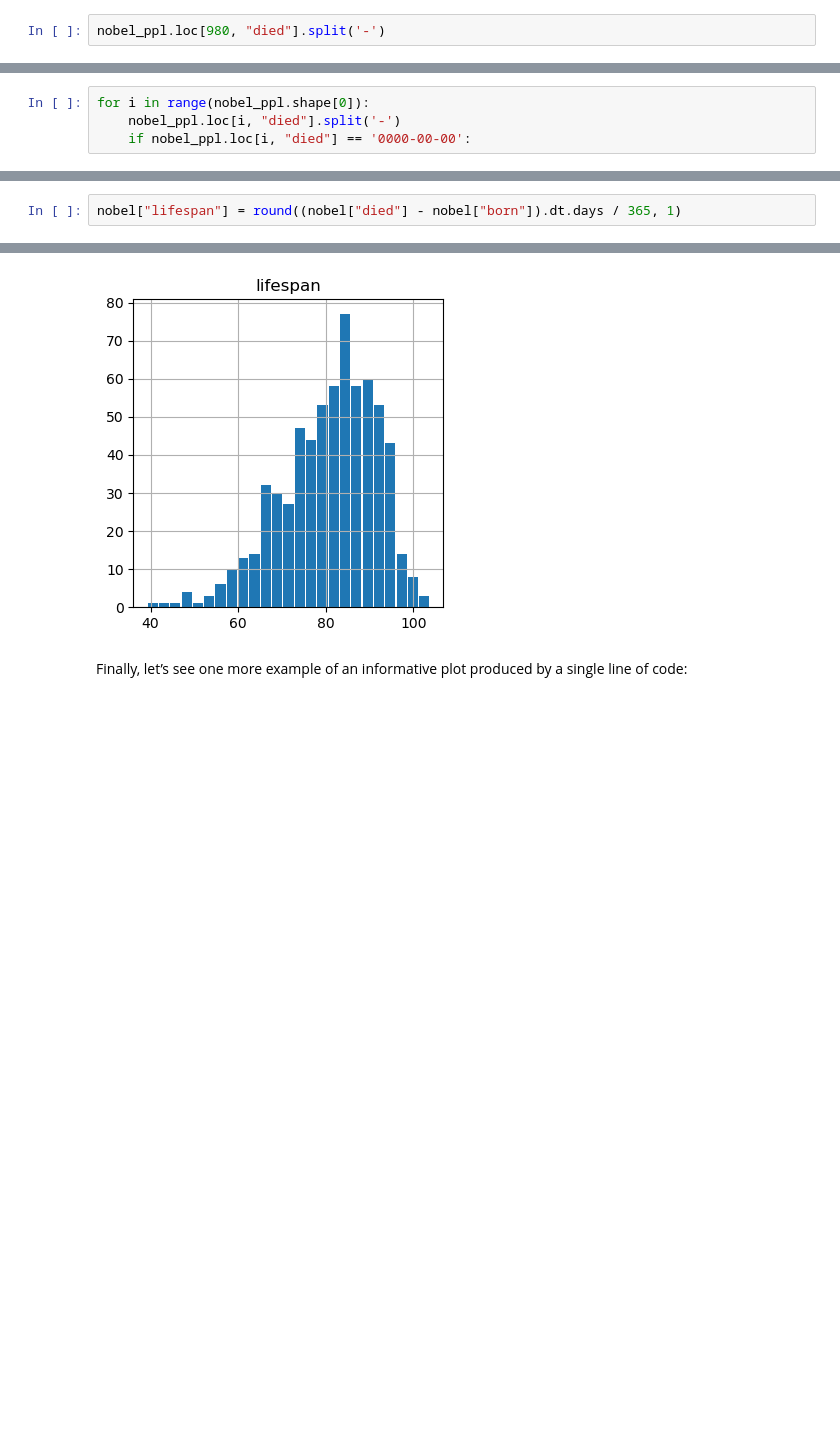
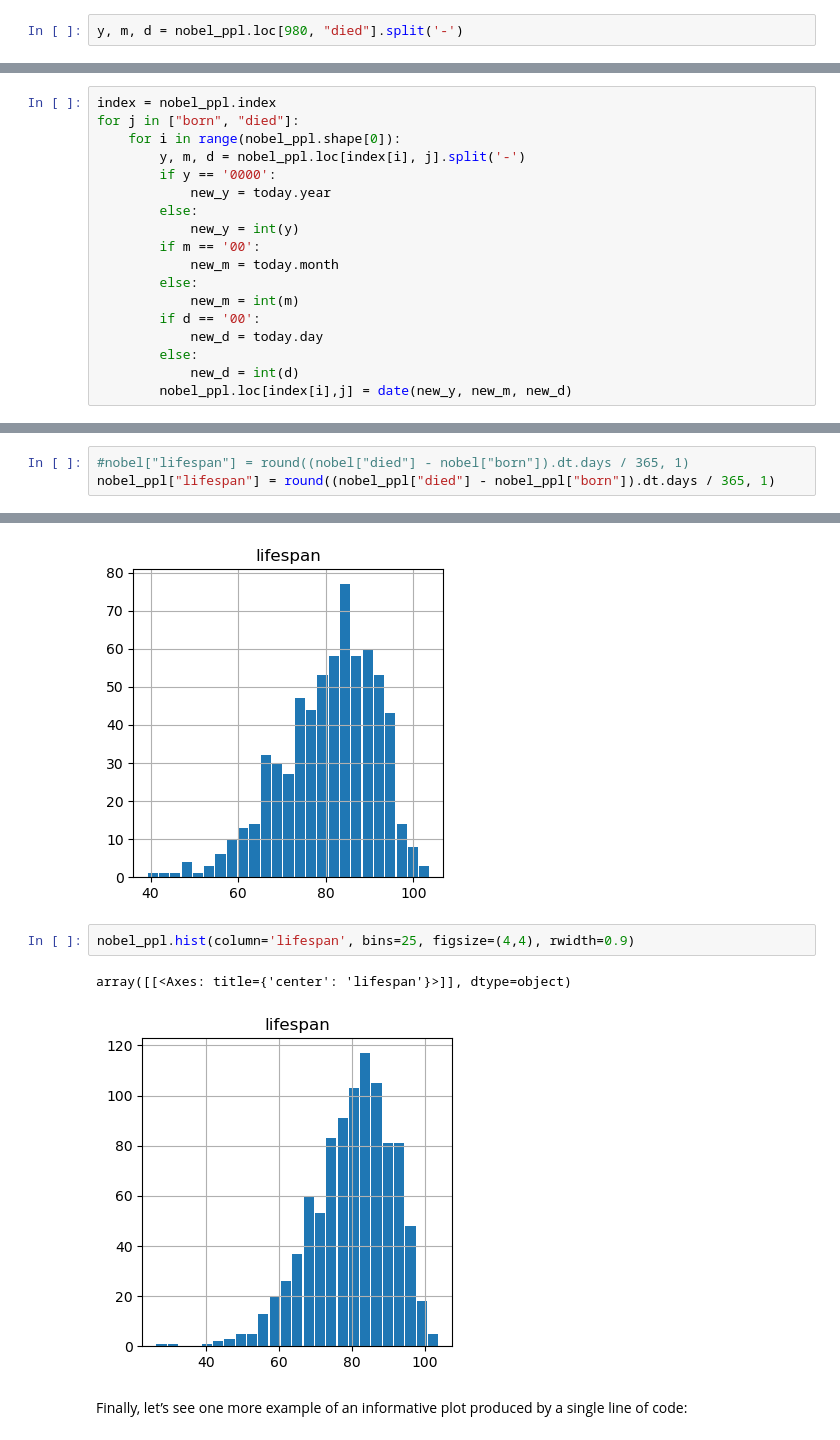
Before and after one commit to huiprobable/MATH473F23, a Jupyter notebook: Lectures/Lec03_pandas.ipynb, the cells around one changed output, grey strips where cells are left out. Drawn from its saved outputs; the diff is of its cells as text; blank space fills up the shorter version.

```diff
--- a/Lectures/Lec03_pandas.ipynb
+++ b/Lectures/Lec03_pandas.ipynb
@@ -541,4 +541,4 @@ nobel_ppl.shape[0]
 # %% [output]
 959
 # %%
-nobel_ppl.loc[980, "died"].split('-')
+y, m, d = nobel_ppl.loc[980, "died"].split('-')
@@ -547,7 +549,21 @@ nobel_ppl.loc[980, "died"].split('-')
 # %%
-for i in range(nobel_ppl.shape[0]):
-    nobel_ppl.loc[i, "died"].split('-')
-    if nobel_ppl.loc[i, "died"] == '0000-00-00':
+index = nobel_ppl.index
+for j in ["born", "died"]:
+    for i in range(nobel_ppl.shape[0]):
+        y, m, d = nobel_ppl.loc[index[i], j].split('-')
+        if y == '0000':
+            new_y = today.year
+        else:
+            new_y = int(y)
+        if m == '00':
+            new_m = today.month
+        else:
+            new_m = int(m)
+        if d == '00':
+            new_d = today.day
+        else:
+            new_d = int(d)
+        nobel_ppl.loc[index[i],j] = date(new_y, new_m, new_d)
 # %%
 nobel_ppl.loc[982, "died"]
 # %% [output]
@@ -619,4 +635,5 @@ Name: born, Length: 989, dtype: float64
 # %% [markdown]
 We can add a column containing the (approximate) lifespan in years rounded to one decimal:
 # %%
-nobel["lifespan"] = round((nobel["died"] - nobel["born"]).dt.days / 365, 1)
+#nobel["lifespan"] = round((nobel["died"] - nobel["born"]).dt.days / 365, 1)
+nobel_ppl["lifespan"] = round((nobel_ppl["died"] - nobel_ppl["born"]).dt.days / 365, 1)
@@ -627,6 +650,11 @@ nobel.hist(column='lifespan', bins=25, figsize=(4,4), rwidth=0.9)
 # %% [output]
 array([[<Axes: title={'center': 'lifespan'}>]], dtype=object)
 [figure]
+# %%
+nobel_ppl.hist(column='lifespan', bins=25, figsize=(4,4), rwidth=0.9)
+# %% [output]
+array([[<Axes: title={'center': 'lifespan'}>]], dtype=object)
+[figure, added]
 # %% [markdown]
 Finally, let’s see one more example of an informative plot produced by a single line of code:
 # %%
```
Also changed, not shown: parts of 10 cells of this notebook, 3 other files.
